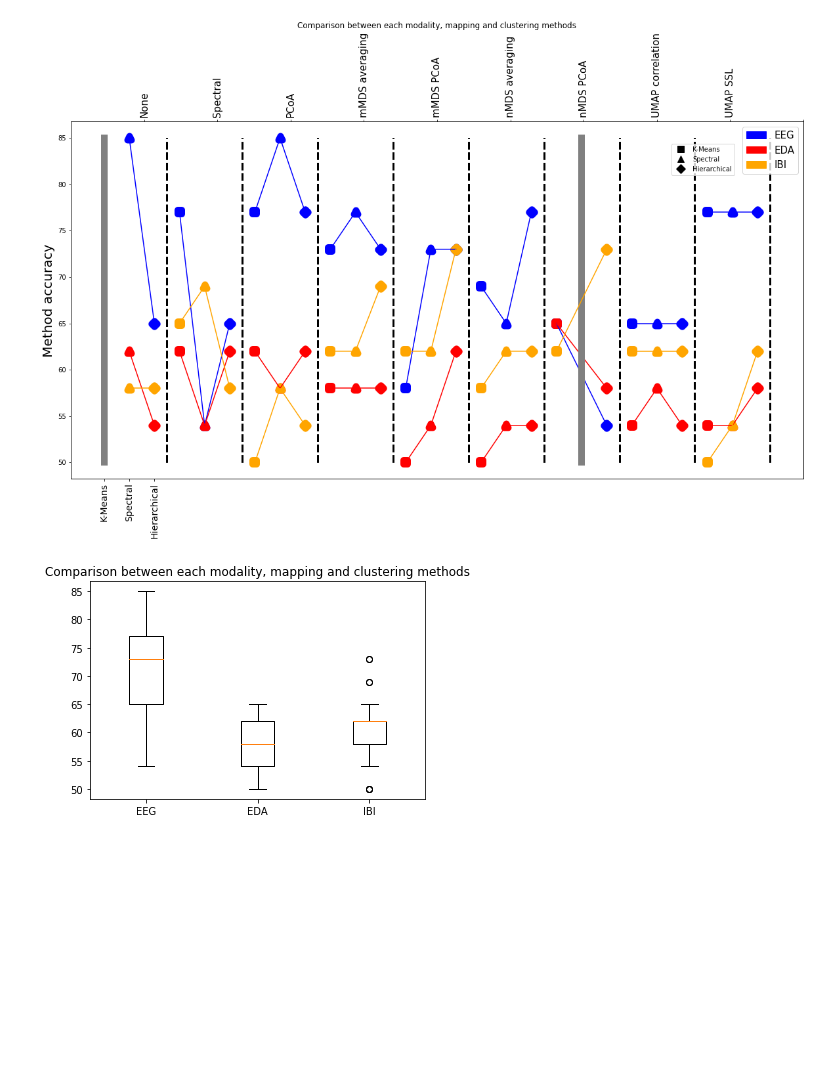
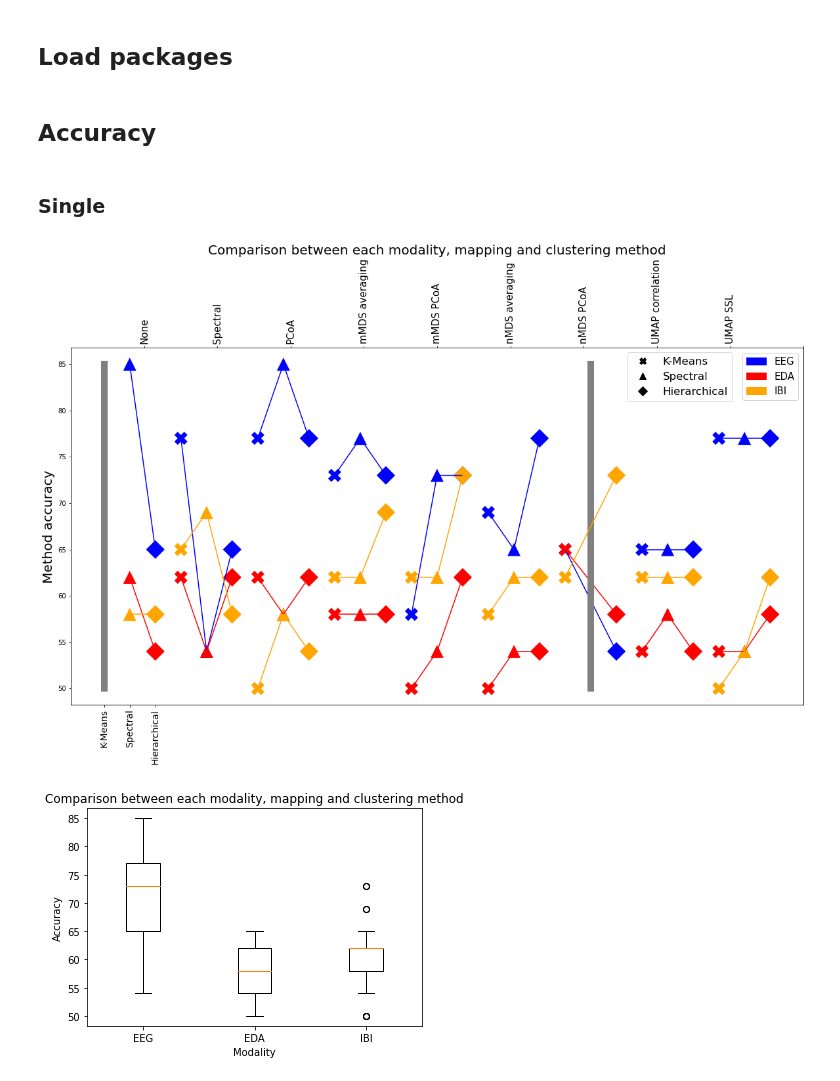
Before and after one commit to alexandremerasli/TFE, a Jupyter notebook: table_results.ipynb, the cells around one changed output. Drawn from its saved outputs; the diff is of its cells as text; code cells hidden in the pictures; blank space fills up the shorter version.

Commit message:
corrections + silhouette graphs

```diff
--- a/table_results.ipynb
+++ b/table_results.ipynb
@@ -15,0 +1,2 @@ print(row_clear)
+# %% [markdown]
+## Load packages
@@ -16,21 +9,22 @@ print(row_clear)
+# %% [markdown]
+## Accuracy
+# %% [markdown]
+### Single
 # %%
-import numpy as np
-import matplotlib.pyplot as plt
-
 # Read table
 results = np.genfromtxt(os.path.join('Table results single.csv'),delimiter=';')
 results = np.array(results,dtype='float') # Convert into array
 results = np.nan_to_num(results)
 
 # Single modality results
-single = results[2:,1:4]
+single = results[2:,2:5]
 #print(single)
 
 # Multiview
 #print(results[2:,4:8])
 
 # Plot only results from working methods
-markerList = ['s','^','D','v','1']
+markerList = ['X','^','D','v','1']
 colorList = ['blue','red','orange']
 clusteringList = ['K-Means','Spectral','Hierarchical','K-Medoids','COPK-Means']
 nbClust = 3
@@ -41,14 +35,14 @@ for mod in range(3):
         x = []
         y = []
         for j in range(nbClust):
-            if (single[i*5+j,mod] > 0):
+            if (single[i*5+j,mod] != 0):
                 x.append(i*nbClust+j)
                 y.append(single[i*5+j,mod])
-                plt.scatter(x[-1],y[-1],marker=markerList[j],color=colorList[mod],linewidth=10)
+                plt.scatter(x[-1],y[-1],marker=markerList[j],color=colorList[mod],s=400, edgecolors='none')
             else:
                 plt.plot([i*nbClust+j,i*nbClust+j],[50,np.max(single)],color='grey',linewidth=10)
         plt.plot(x,y,color=colorList[mod])
-        plt.plot([(i+1)*nbClust-0.5,(i+1)*nbClust-0.5],[50,np.max(single)],color='black',linewidth=3,linestyle='--')
+        #plt.plot([(i+1)*nbClust-0.5,(i+1)*nbClust-0.5],[50,np.max(single)],color='black',linewidth=3,linestyle='--')
 
 # Clustering labels
 #plt.xticks(np.arange(0,9*10))
@@ -63,54 +57,39 @@ plt.xticks(np.linspace(0,9*nbClust,10)+3,size=15)
 ax2.set_xticklabels(['None','Spectral','PCoA','mMDS averaging','mMDS PCoA','nMDS averaging','nMDS PCoA','UMAP correlation','UMAP SSL'], rotation=90)
 
 # Add legend + title
-import matplotlib.patches as mpatches
 
 EEG = mpatches.Patch(color='blue', label='EEG')
 EDA = mpatches.Patch(color='red', label='EDA')
 IBI = mpatches.Patch(color='orange', label='IBI')
 ax.set_ylabel('Method accuracy',size=20)
 
-import matplotlib.lines as mlines
-import matplotlib.pyplot as plt
-
 legendMarker = []
 for i in range(nbClust):
     legendMarker.append(mlines.Line2D([], [], color='black', marker=markerList[i], linestyle='None',
                               markersize=10, label=clusteringList[i]))
 
-legend1 = plt.legend(handles=legendMarker,loc=(0.82,0.85))
+legend1 = plt.legend(handles=legendMarker,loc=(0.67+0.03*nbClust,0.85),prop={'size': 50/nbClust})
 
 plt.legend(handles=[EEG,EDA,IBI],prop={'size': 15})
 plt.gca().add_artist(legend1)
-plt.title("Comparison between each modality, mapping and clustering methods")
+plt.title("Comparison between each modality, mapping and clustering method",size=20)
 plt.savefig(os.path.join('figures','singleResults.png'),bbox_inches='tight')
 # %% [output]
-[figure, old version]
+[figure, new version]
 # %%
-
 # Boxplot
 
-i = 1
-cleanedResultsEEG = results[~numpy.isnan(results[:,i]),i]
-cleanedResultsEEG = cleanedResultsEEG[cleanedResultsEEG>0]
-
-i = 2
-cleanedResultsEDA = results[~numpy.isnan(results[:,i]),i]
-cleanedResultsEDA = cleanedResultsEDA[cleanedResultsEDA>0]
-
-i = 3
-cleanedResultsIBI = results[~numpy.isnan(results[:,i]),i]
-cleanedResultsIBI = cleanedResultsIBI[cleanedResultsIBI>0]
-
 cleanedResults = []
-for i in range(1,4):
-    tmp = results[~numpy.isnan(results[:,i]),i]
+for i in range(2,5):
+    tmp = results[~np.isnan(results[:,i]),i]
     cleanedResults.append(tmp[tmp>0])
 
 fig, ax = plt.subplots()
 plt.boxplot(cleanedResults)
 ax.set_xticklabels(['EEG','EDA','IBI'])
-plt.title("Comparison between each modality, mapping and clustering methods")
+ax.set_xlabel('Modality')
+ax.set_ylabel('Accuracy')
+plt.title("Comparison between each modality, mapping and clustering method")
 plt.savefig(os.path.join('figures','singleBoxplots.png'),bbox_inches='tight')
 # %% [output]
-[figure, old version]
+[figure, new version]
```
Also changed, not shown: parts of 10 cells of this notebook.
